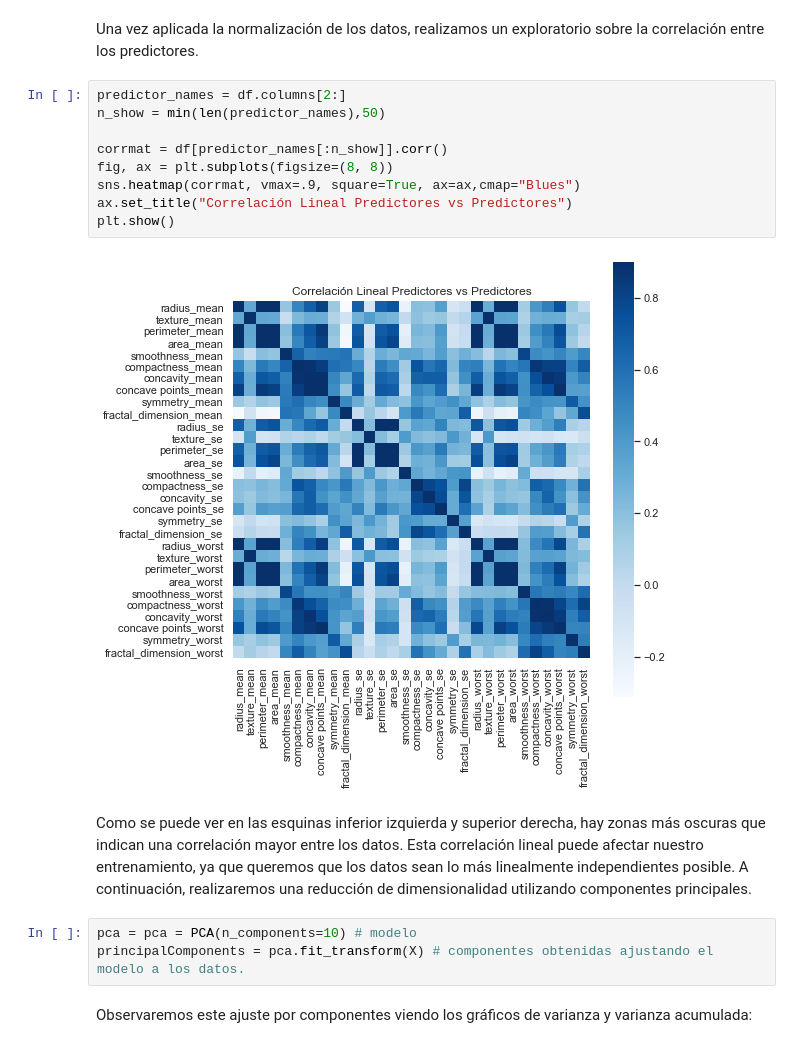
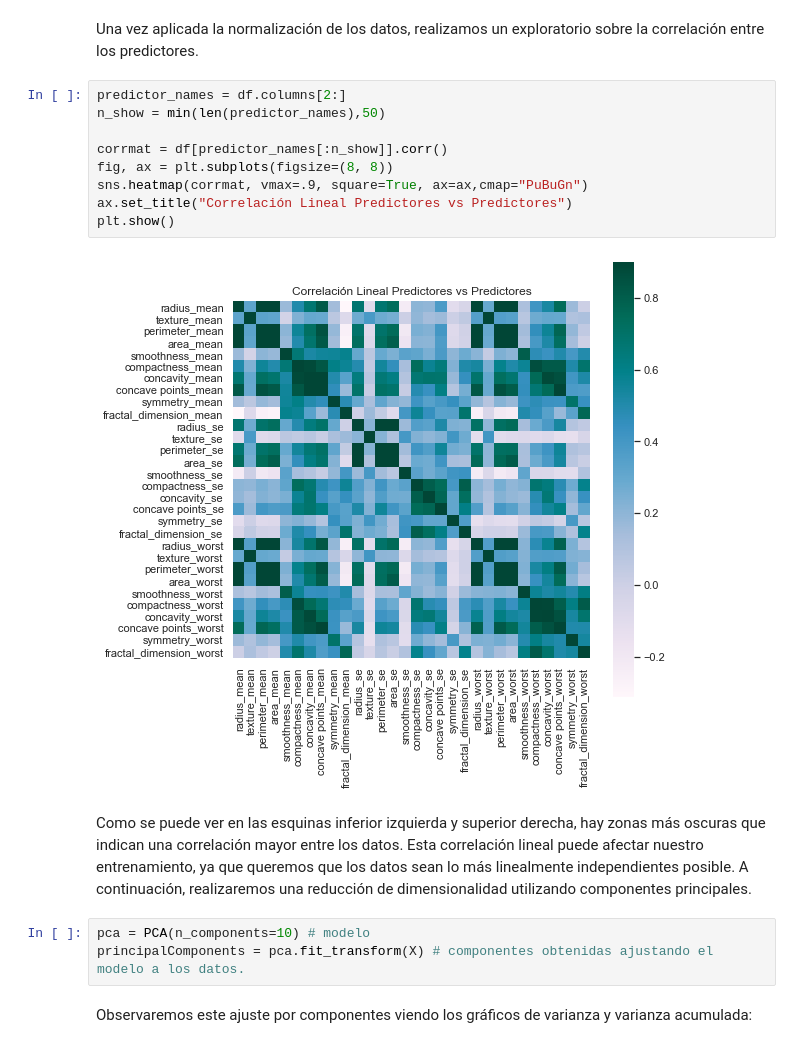
Before and after one commit to zhjavdi/mat281_portfolio_template, a Jupyter notebook: labs/C2_machine_learning/05_overfitting/laboratorio_10.ipynb, the cells around one changed output. Cells and saved outputs as stored; diff of their text form.

```diff
--- a/labs/C2_machine_learning/05_overfitting/laboratorio_10.ipynb
+++ b/labs/C2_machine_learning/05_overfitting/laboratorio_10.ipynb
@@ -82,18 +82,18 @@ Una vez aplicada la normalización de los datos, realizamos un exploratorio sobr
 # %%
 predictor_names = df.columns[2:]
 n_show = min(len(predictor_names),50)
 
 corrmat = df[predictor_names[:n_show]].corr()
 fig, ax = plt.subplots(figsize=(8, 8))
-sns.heatmap(corrmat, vmax=.9, square=True, ax=ax,cmap="Blues")
+sns.heatmap(corrmat, vmax=.9, square=True, ax=ax,cmap="PuBuGn")
 ax.set_title("Correlación Lineal Predictores vs Predictores")
 plt.show()
 # %% [output]
-[figure, old version]
+[figure, new version]
 # %% [markdown]
 Como se puede ver en las esquinas inferior izquierda y superior derecha, hay zonas más oscuras que indican una correlación mayor entre los datos. Esta correlación lineal puede afectar nuestro entrenamiento, ya que queremos que los datos sean lo más linealmente independientes posible. A continuación, realizaremos una reducción de dimensionalidad utilizando componentes principales.
 # %%
-pca = pca = PCA(n_components=10) # modelo
+pca = PCA(n_components=10) # modelo
 principalComponents = pca.fit_transform(X) # componentes obtenidas ajustando el modelo a los datos.
 # %% [markdown]
 Observaremos este ajuste por componentes viendo los gráficos de varianza y varianza acumulada:
```
Also changed, not shown: parts of 18 cells of this notebook.
